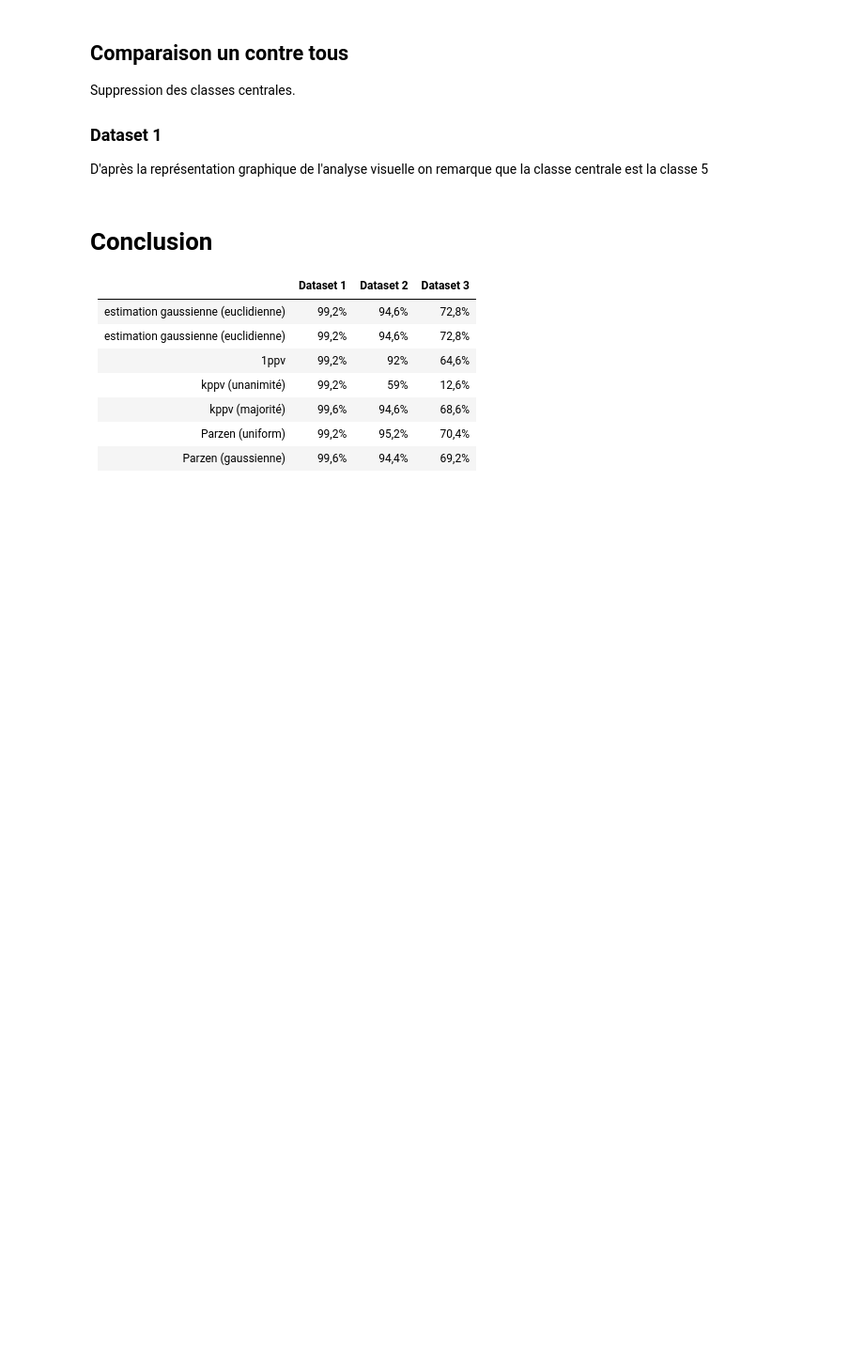
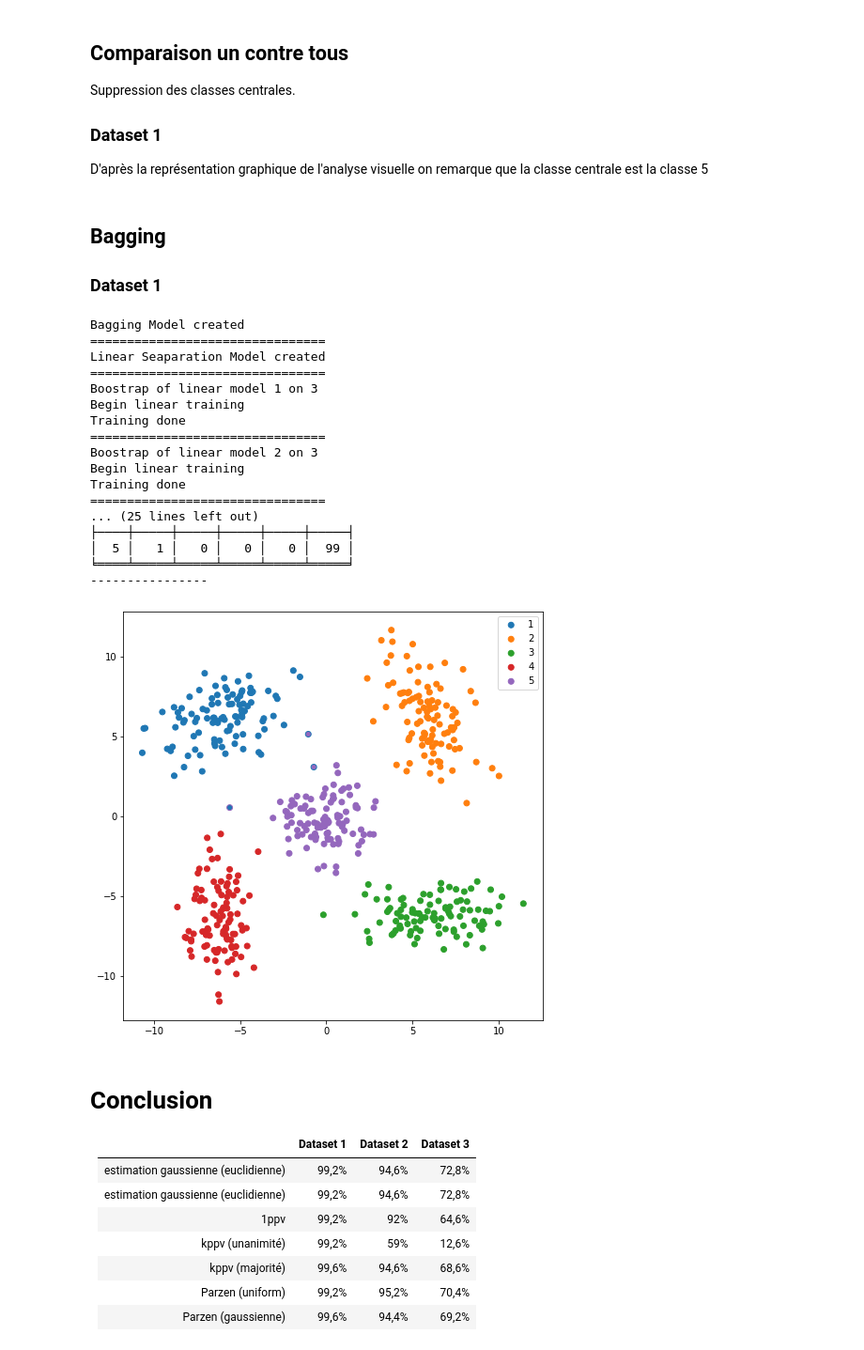
Before and after one commit to RudolphDev/machine_learning, a Jupyter notebook: analysis.ipynb, the cells around one changed output. Shown at 94% size. Saved outputs shown, nothing was run; the diff lists cells and outputs as text; code cells hidden in the pictures; blank space fills up the shorter version.

Commit message:
Add bagging

```diff
--- a/analysis.ipynb
+++ b/analysis.ipynb
@@ -373,6 +374,35 @@ D'après la représentation graphique de l'analyse visuelle on remarque que la c
 # linear.test_linear_model(clean_dec_data, model)
 # linear.print_model_result()
 # linear.plot_test_data()
+# %% [markdown]
+## Bagging
+### Dataset 1
+# %%
+bagging = BaggingModel()
+bagging.nb_models = 3
+bagging.test_bagging_linear_model(split_data_tp1_app, split_data_tp1_dec)
+bagging.compute_bagging_results()
+bagging.print_model_result()
+bagging.plot_test_data()
+# %% [output]
+Bagging Model created
+================================
+Linear Seaparation Model created
+================================
+Boostrap of linear model 1 on 3
+Begin linear training
+Training done
+================================
+Boostrap of linear model 2 on 3
+Begin linear training
+Training done
+================================
+... (25 lines left out)
+├────┼─────┼─────┼─────┼─────┼─────┤
+│  5 │   1 │   0 │   0 │   0 │  99 │
+╘════╧═════╧═════╧═════╧═════╧═════╛
+----------------
+[figure, added]
 # %% [markdown]
 # Conclusion
 ||Dataset 1|Dataset 2|Dataset 3|
```
Also changed, not shown: parts of 1 cell of this notebook, 2 other files.
